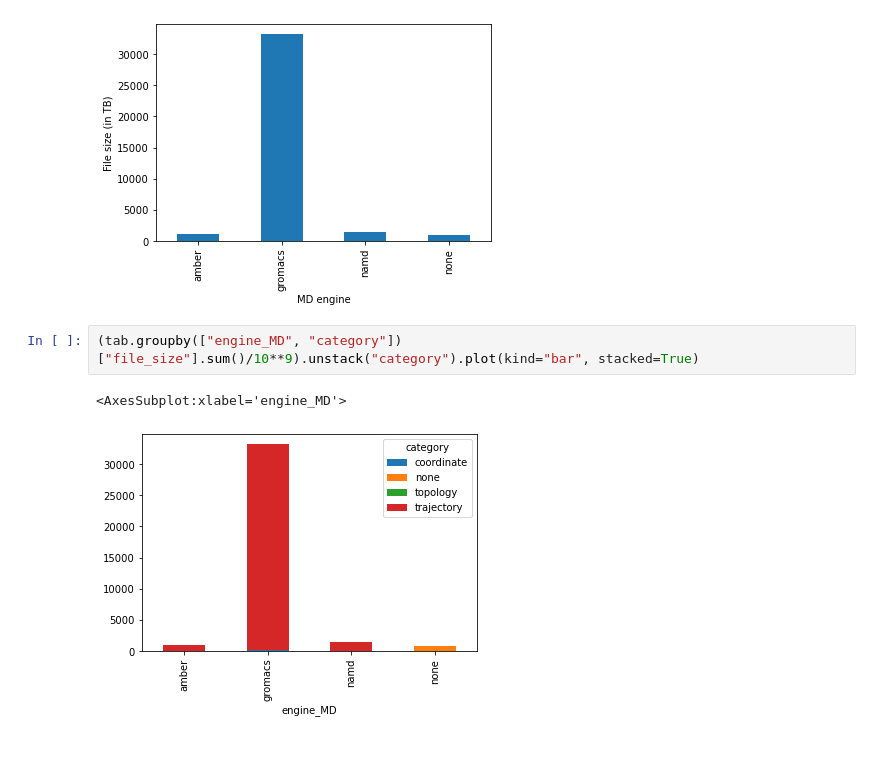
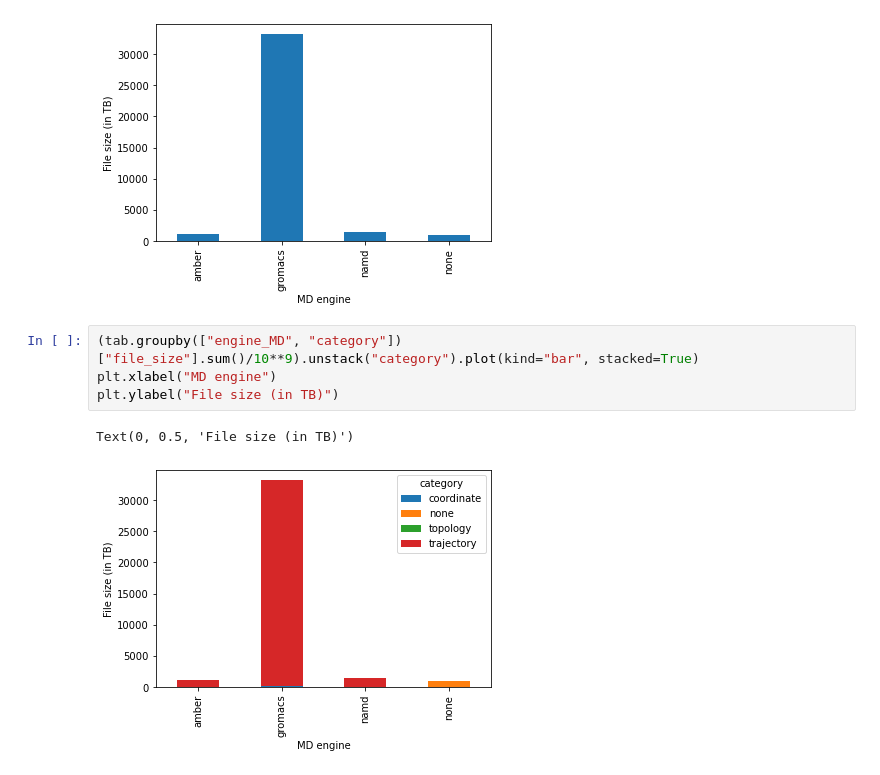
Before and after one commit to MDverse/mdws, a Jupyter notebook: analysis.ipynb, the cells around one changed output. Saved outputs shown, nothing was run; the diff lists cells and outputs as text.

Commit message:
Corrections of legends

```diff
--- a/analysis.ipynb
+++ b/analysis.ipynb
@@ -220,6 +220,8 @@ Text(0, 0.5, 'File size (in TB)')
 [figure]
 # %%
 (tab.groupby(["engine_MD", "category"])["file_size"].sum()/10**9).unstack("category").plot(kind="bar", stacked=True)
+plt.xlabel("MD engine")
+plt.ylabel("File size (in TB)")
 # %% [output]
-<AxesSubplot:xlabel='engine_MD'>
+Text(0, 0.5, 'File size (in TB)')
-[figure, old version]
+[figure, new version]
```
